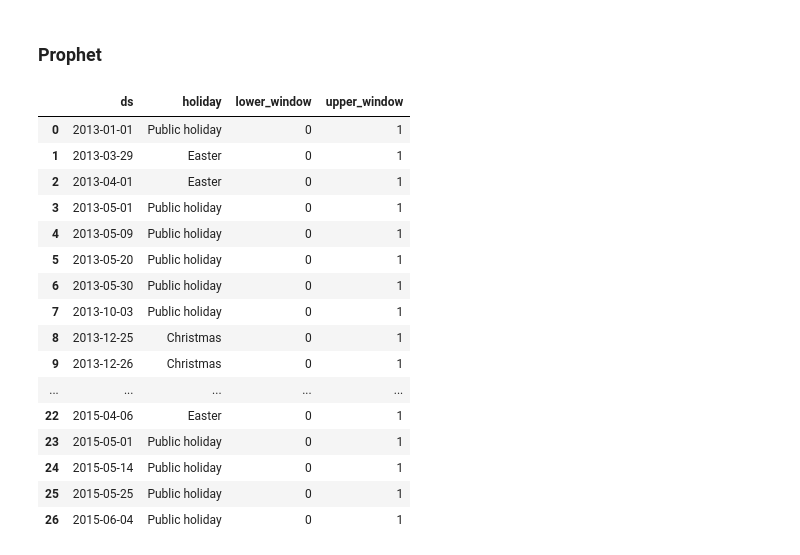
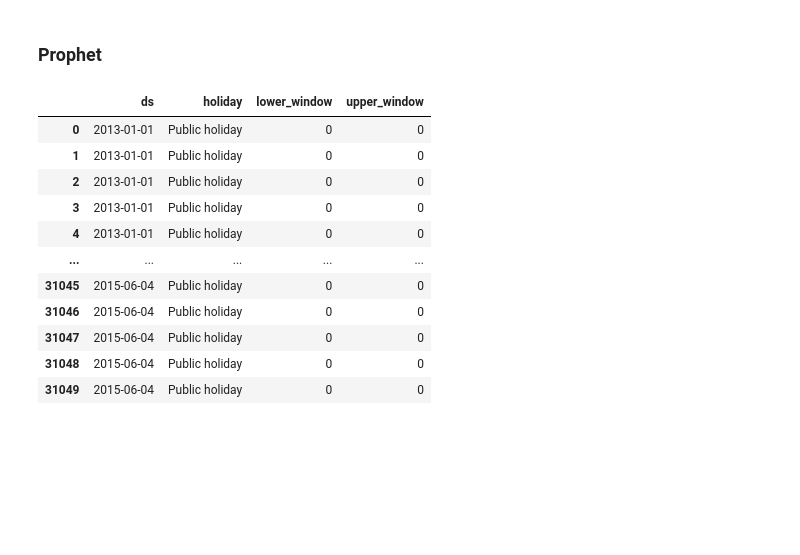
Before and after one commit to schemm/forecasting, a Jupyter notebook: RossmannStoreSales.ipynb, the cells around one changed output. Cells and saved outputs as stored; diff of their text form; code cells hidden in the pictures; blank space fills up the shorter version.

Commit message:
added prophet

```diff
--- a/RossmannStoreSales.ipynb
+++ b/RossmannStoreSales.ipynb
@@ -92,14 +90,9 @@ None
 # %%
 demand['StateHoliday'] = demand['StateHoliday'].replace(to_replace = ['0','a','b','c'], value = ['None', 'Public holiday', 'Easter', 'Christmas']).astype('category')
 demand['Assortment'] = demand['Assortment'].replace(to_replace = ['a','b','c'], value = ['basic', 'extra', 'extended']).astype('category')
+demand['DayOfWeek'] = demand['DayOfWeek'].replace(to_replace = ['1','2','3','4','5','6','7'], value = ['Monday', 'Tuesday', 'Wednesday','Thursday','Friday','Saturday','Sunday']).astype('category')
 
 display(demand.info())
-
-display(demand[demand['CompetitionDistance'].isnull()])
-
-# ToDo:
-# - encoding Competition
-# - encoding Promo2
 # %% [output]
 <class 'pandas.core.frame.DataFrame'>
 DatetimeIndex: 1017209 entries, 2013-01-01 to 2015-07-31
@@ -652,52 +119,70 @@ display(mae(y_test['Sales'], forecast['Sales']))
 # %%
 #!pip install prophet
 from prophet import Prophet
+from sktime.forecasting.model_selection import temporal_train_test_split
+from sklearn.metrics import mean_absolute_error as MAE
 
-data_prophet = pd.DataFrame(train['Sales'])
-data_prophet.reset_index(inplace = True)
-data_prophet.columns = ['ds', 'y']
+data = pd.DataFrame(demand[demand.Store ==1]['Sales'])
+data.reset_index(inplace = True)
+data.columns = ['ds', 'y']
+# display(data)
 
-holidays = pd.DataFrame(data[data.StateHoliday != 'None']['StateHoliday'])
-holidays.reset_index(inplace = True)
-holidays.columns = ['ds', 'holiday']
-holidays['lower_window'] = 0
-holidays['upper_window'] = 1
+train, test = temporal_train_test_split(demand[demand.Store ==1], test_size = 28)
+#display(test)
 
+state_holidays = pd.DataFrame(demand[demand.StateHoliday != 'None']['StateHoliday'])
+state_holidays.reset_index(inplace = True)
+state_holidays.columns = ['ds', 'holiday']
+state_holidays['lower_window'] = 0
+state_holidays['upper_window'] = 0
+
+display(state_holidays)
+
+school_holidays = pd.DataFrame(demand[demand.SchoolHoliday == True]['SchoolHoliday'])
+school_holidays.reset_index(inplace = True)
+school_holidays.columns = ['ds', 'holiday']
+school_holidays['holiday'] = 'School Holiday'
+school_holidays['lower_window'] = 0
+school_holidays['upper_window'] = 0
+
+display(school_holidays)
+
+holidays = pd.concat((state_holidays, school_holidays))
 display(holidays)
 
-data_prophet['Promo'] = train['Promo'].to_numpy()
+data['Open'] = demand[demand.Store ==1]['Open'].astype('int').to_numpy()
+data['Promo'] = demand[demand.Store ==1]['Promo'].astype('int').to_numpy()
+
+display(data)
 
 p = Prophet(yearly_seasonality = True, holidays = holidays)
+p.add_regressor('Open')
 p.add_regressor('Promo')
-p.fit(data_prophet)
+p.fit(data)
 
 forecast = p.make_future_dataframe(periods = len(test), freq='D', include_history = False)
+forecast['Open'] = test['Open'].to_numpy()
 forecast['Promo'] = test['Promo'].to_numpy()
 display(forecast)
-forecast = p.predict(forecast)
 
-display(mae(test['Sales'], forecast['yhat']))
-display(rmse(test['Sales'], forecast['yhat'], squared = False))
+prediction = p.predict(forecast)
 
-display(forecast)
+print('MAE:\t %4.2f' % (MAE(y_true = test['Sales'], y_pred = prediction)))
+
+display(prediction)
 
 fig = p.plot(forecast)
 fig = p.plot_components(forecast)
 # %% [output]
 |  | ds | holiday | lower_window | upper_window |
-| 0 | 2013-01-01 | Public holiday | 0 | 1 |
-| 1 | 2013-03-29 | Easter | 0 | 1 |
-| 2 | 2013-04-01 | Easter | 0 | 1 |
-| 3 | 2013-05-01 | Public holiday | 0 | 1 |
-| 4 | 2013-05-09 | Public holiday | 0 | 1 |
-| 5 | 2013-05-20 | Public holiday | 0 | 1 |
-| 6 | 2013-05-30 | Public holiday | 0 | 1 |
-| 7 | 2013-10-03 | Public holiday | 0 | 1 |
-| 8 | 2013-12-25 | Christmas | 0 | 1 |
-| 9 | 2013-12-26 | Christmas | 0 | 1 |
+| 0 | 2013-01-01 | Public holiday | 0 | 0 |
+| 1 | 2013-01-01 | Public holiday | 0 | 0 |
+| 2 | 2013-01-01 | Public holiday | 0 | 0 |
+| 3 | 2013-01-01 | Public holiday | 0 | 0 |
+| 4 | 2013-01-01 | Public holiday | 0 | 0 |
 | ... | ... | ... | ... | ... |
-| 22 | 2015-04-06 | Easter | 0 | 1 |
-| 23 | 2015-05-01 | Public holiday | 0 | 1 |
-| 24 | 2015-05-14 | Public holiday | 0 | 1 |
-| 25 | 2015-05-25 | Public holiday | 0 | 1 |
-| 26 | 2015-06-04 | Public holiday | 0 | 1 |
+| 31045 | 2015-06-04 | Public holiday | 0 | 0 |
+| 31046 | 2015-06-04 | Public holiday | 0 | 0 |
+| 31047 | 2015-06-04 | Public holiday | 0 | 0 |
+| 31048 | 2015-06-04 | Public holiday | 0 | 0 |
+| 31049 | 2015-06-04 | Public holiday | 0 | 0 |
```
Also changed, not shown: parts of 29 cells of this notebook.
